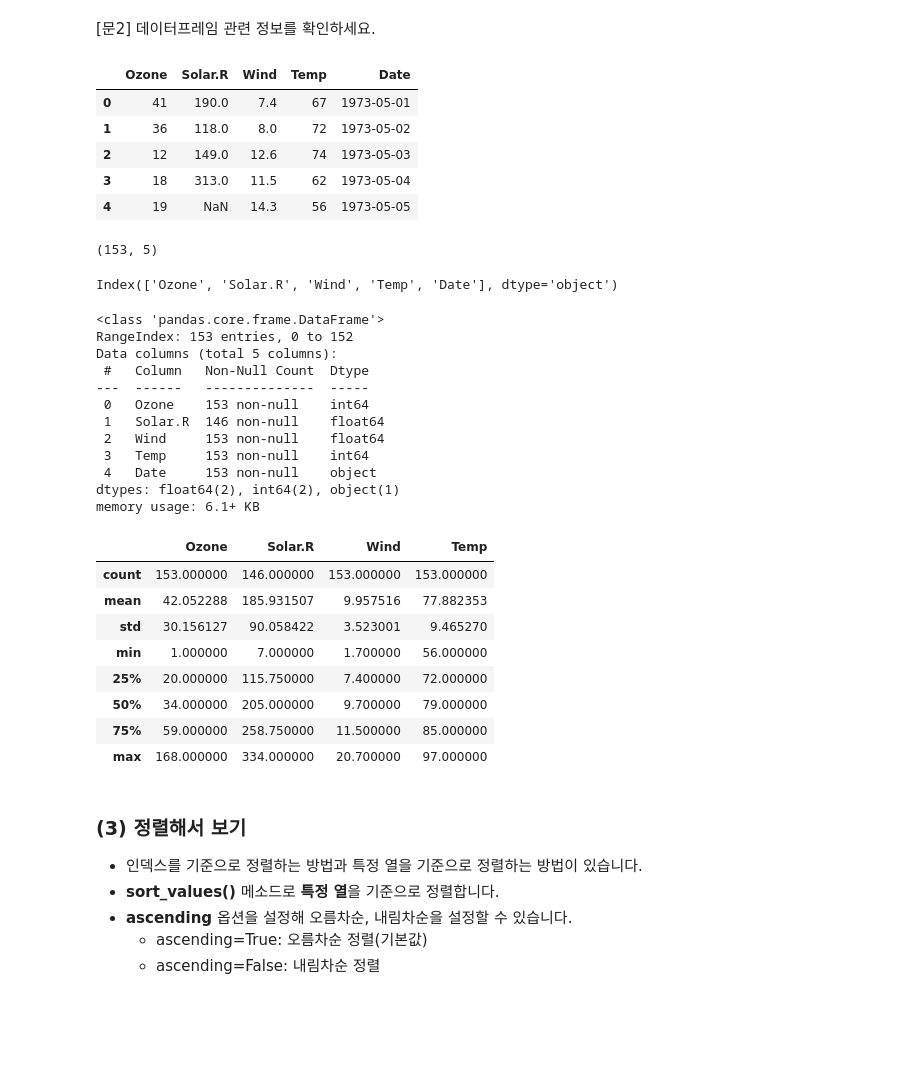
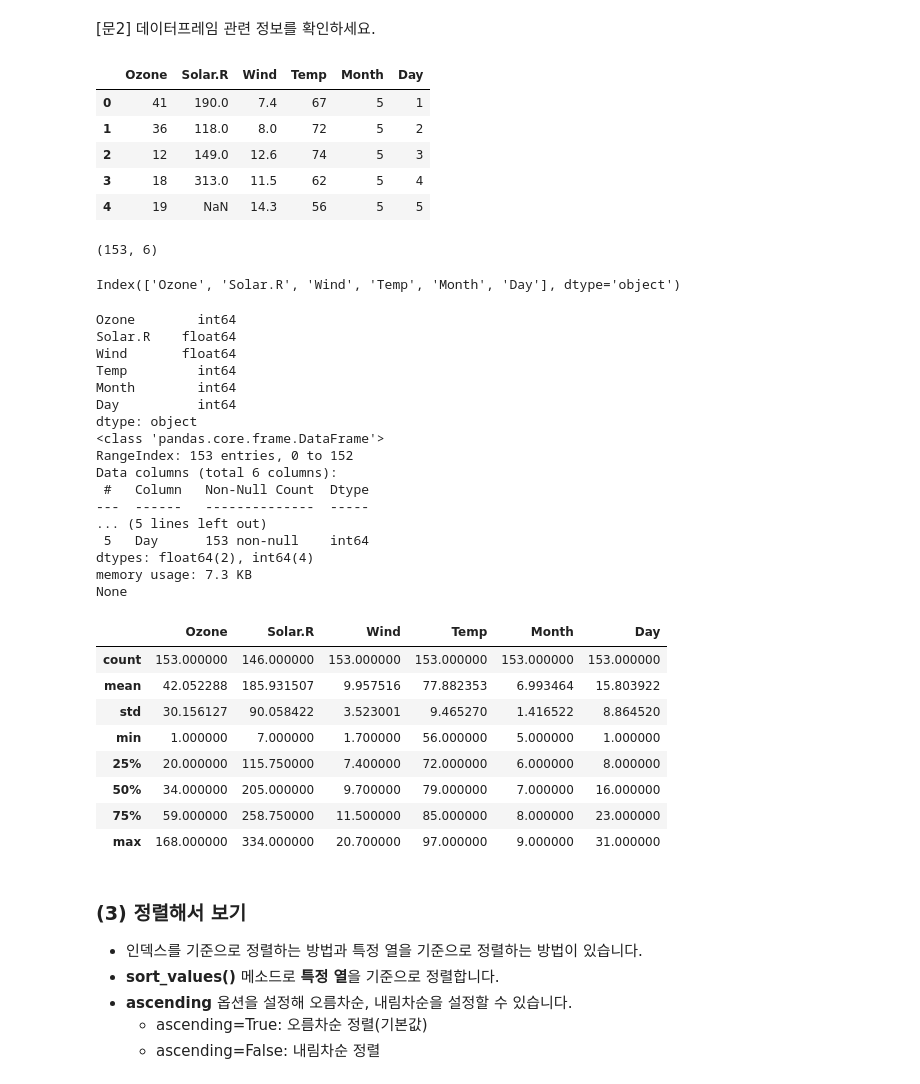
Before and after one commit to hon3538/KT_AIVLE, a Jupyter notebook: Python/chapter 07. Pandas기초1.ipynb, the cells around one changed output. Saved outputs shown, nothing was run; the diff lists cells and outputs as text; code cells hidden in the pictures; blank space fills up the shorter version.

```diff
--- a/Python/chapter 07. Pandas기초1.ipynb
+++ b/Python/chapter 07. Pandas기초1.ipynb
@@ -178,8 +180,9 @@ pandas.core.series.Series
 - Day: 일
 # %%
 # 데이터 읽어오기
-
+data2 = pd.read_csv('./airquality_simple.csv')
 # 상위 5개 확인
+data2.head()
 # %% [output]
 |  | Ozone | Solar.R | Wind | Temp | Month | Day |
 | 0 | 41 | 190.0 | 7.4 | 67 | 5 | 1 |
@@ -363,48 +366,60 @@ data.describe()
 [문2] 데이터프레임 관련 정보를 확인하세요.
 # %%
 # 상위 데이터 확인
+air_data = data2
+air_data.head()
 # %% [output]
-|  | Ozone | Solar.R | Wind | Temp | Date |
-| 0 | 41 | 190.0 | 7.4 | 67 | 1973-05-01 |
-| 1 | 36 | 118.0 | 8.0 | 72 | 1973-05-02 |
-| 2 | 12 | 149.0 | 12.6 | 74 | 1973-05-03 |
-| 3 | 18 | 313.0 | 11.5 | 62 | 1973-05-04 |
-| 4 | 19 | NaN | 14.3 | 56 | 1973-05-05 |
+|  | Ozone | Solar.R | Wind | Temp | Month | Day |
+| 0 | 41 | 190.0 | 7.4 | 67 | 5 | 1 |
+| 1 | 36 | 118.0 | 8.0 | 72 | 5 | 2 |
+| 2 | 12 | 149.0 | 12.6 | 74 | 5 | 3 |
+| 3 | 18 | 313.0 | 11.5 | 62 | 5 | 4 |
+| 4 | 19 | NaN | 14.3 | 56 | 5 | 5 |
 # %%
 # 크기 확인
+air_data.shape
 # %% [output]
-(153, 5)
+(153, 6)
 # %%
 # 열 이름 확인
+air_data.columns
 # %% [output]
-Index(['Ozone', 'Solar.R', 'Wind', 'Temp', 'Date'], dtype='object')
+Index(['Ozone', 'Solar.R', 'Wind', 'Temp', 'Month', 'Day'], dtype='object')
 # %%
 # 열 자료형, 값 개수 확인
+print(air_data.dtypes)
+print(air_data.info())
 # %% [output]
+Ozone        int64
+Solar.R    float64
+Wind       float64
+Temp         int64
+Month        int64
+Day          int64
+dtype: object
 <class 'pandas.core.frame.DataFrame'>
 RangeIndex: 153 entries, 0 to 152
-Data columns (total 5 columns):
+Data columns (total 6 columns):
  #   Column   Non-Null Count  Dtype
 ---  ------   --------------  -----
- 0   Ozone    153 non-null    int64
- 1   Solar.R  146 non-null    float64
- 2   Wind     153 non-null    float64
- 3   Temp     153 non-null    int64
- 4   Date     153 non-null    object
-dtypes: float64(2), int64(2), object(1)
-memory usage: 6.1+ KB
+... (5 lines left out)
+ 5   Day      153 non-null    int64
+dtypes: float64(2), int64(4)
+memory usage: 7.3 KB
+None
 # %%
 # 기초통계정보 확인
+air_data.describe()
 # %% [output]
-|  | Ozone | Solar.R | Wind | Temp |
-| count | 153.000000 | 146.000000 | 153.000000 | 153.000000 |
-| mean | 42.052288 | 185.931507 | 9.957516 | 77.882353 |
-| std | 30.156127 | 90.058422 | 3.523001 | 9.465270 |
-| min | 1.000000 | 7.000000 | 1.700000 | 56.000000 |
-| 25% | 20.000000 | 115.750000 | 7.400000 | 72.000000 |
-| 50% | 34.000000 | 205.000000 | 9.700000 | 79.000000 |
-| 75% | 59.000000 | 258.750000 | 11.500000 | 85.000000 |
-| max | 168.000000 | 334.000000 | 20.700000 | 97.000000 |
+|  | Ozone | Solar.R | Wind | Temp | Month | Day |
+| count | 153.000000 | 146.000000 | 153.000000 | 153.000000 | 153.000000 | 153.000000 |
+| mean | 42.052288 | 185.931507 | 9.957516 | 77.882353 | 6.993464 | 15.803922 |
+| std | 30.156127 | 90.058422 | 3.523001 | 9.465270 | 1.416522 | 8.864520 |
+| min | 1.000000 | 7.000000 | 1.700000 | 56.000000 | 5.000000 | 1.000000 |
+| 25% | 20.000000 | 115.750000 | 7.400000 | 72.000000 | 6.000000 | 8.000000 |
+| 50% | 34.000000 | 205.000000 | 9.700000 | 79.000000 | 7.000000 | 16.000000 |
+| 75% | 59.000000 | 258.750000 | 11.500000 | 85.000000 | 8.000000 | 23.000000 |
+| max | 168.000000 | 334.000000 | 20.700000 | 97.000000 | 9.000000 | 31.000000 |
 # %% [markdown]
 ### (3) 정렬해서 보기
 
```
Also changed, not shown: parts of 16 cells of this notebook, 16 other files.
